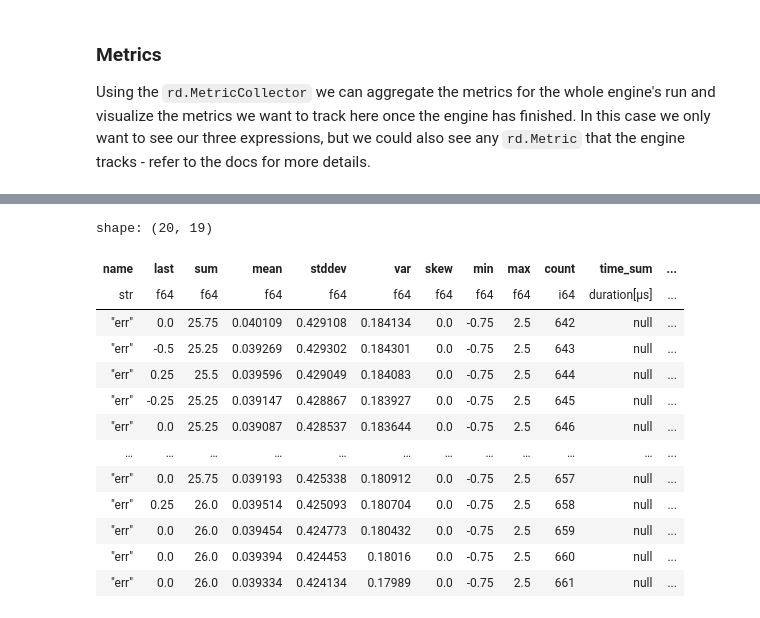
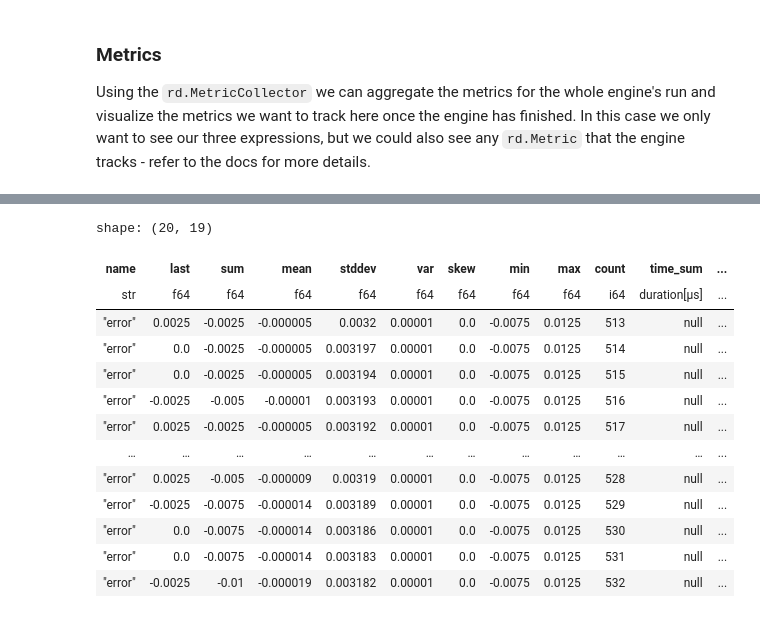
Before and after one commit to pkalivas/radiate, a Jupyter notebook: examples/python/expr_species_distance.ipynb, the cells around one changed output, grey strips where cells are left out. Saved outputs shown, nothing was run; the diff lists cells and outputs as text; code cells hidden in the pictures.

```diff
--- a/examples/python/expr_species_distance.ipynb
+++ b/examples/python/expr_species_distance.ipynb
@@ -149,20 +112,20 @@ shape: (20, 19)
 # %%
-df.filter(pl.col("name") == "err").tail(20)
+df.filter(pl.col("name") == "error").tail(20)
 # %% [output]
 shape: (20, 19)
 | name | last | sum | mean | stddev | var | skew | min | max | count | time_sum | ... |
 | str | f64 | f64 | f64 | f64 | f64 | f64 | f64 | f64 | i64 | duration[μs] | ... |
-| "err" | 0.0 | 25.75 | 0.040109 | 0.429108 | 0.184134 | 0.0 | -0.75 | 2.5 | 642 | null | ... |
-| "err" | -0.5 | 25.25 | 0.039269 | 0.429302 | 0.184301 | 0.0 | -0.75 | 2.5 | 643 | null | ... |
-| "err" | 0.25 | 25.5 | 0.039596 | 0.429049 | 0.184083 | 0.0 | -0.75 | 2.5 | 644 | null | ... |
-| "err" | -0.25 | 25.25 | 0.039147 | 0.428867 | 0.183927 | 0.0 | -0.75 | 2.5 | 645 | null | ... |
-| "err" | 0.0 | 25.25 | 0.039087 | 0.428537 | 0.183644 | 0.0 | -0.75 | 2.5 | 646 | null | ... |
+| "error" | 0.0025 | -0.0025 | -0.000005 | 0.0032 | 0.00001 | 0.0 | -0.0075 | 0.0125 | 513 | null | ... |
+| "error" | 0.0 | -0.0025 | -0.000005 | 0.003197 | 0.00001 | 0.0 | -0.0075 | 0.0125 | 514 | null | ... |
+| "error" | 0.0 | -0.0025 | -0.000005 | 0.003194 | 0.00001 | 0.0 | -0.0075 | 0.0125 | 515 | null | ... |
+| "error" | -0.0025 | -0.005 | -0.00001 | 0.003193 | 0.00001 | 0.0 | -0.0075 | 0.0125 | 516 | null | ... |
+| "error" | 0.0025 | -0.0025 | -0.000005 | 0.003192 | 0.00001 | 0.0 | -0.0075 | 0.0125 | 517 | null | ... |
 | … | … | … | … | … | … | … | … | … | … | … | ... |
-| "err" | 0.0 | 25.75 | 0.039193 | 0.425338 | 0.180912 | 0.0 | -0.75 | 2.5 | 657 | null | ... |
-| "err" | 0.25 | 26.0 | 0.039514 | 0.425093 | 0.180704 | 0.0 | -0.75 | 2.5 | 658 | null | ... |
-| "err" | 0.0 | 26.0 | 0.039454 | 0.424773 | 0.180432 | 0.0 | -0.75 | 2.5 | 659 | null | ... |
-| "err" | 0.0 | 26.0 | 0.039394 | 0.424453 | 0.18016 | 0.0 | -0.75 | 2.5 | 660 | null | ... |
-| "err" | 0.0 | 26.0 | 0.039334 | 0.424134 | 0.17989 | 0.0 | -0.75 | 2.5 | 661 | null | ... |
+| "error" | 0.0025 | -0.005 | -0.000009 | 0.00319 | 0.00001 | 0.0 | -0.0075 | 0.0125 | 528 | null | ... |
+| "error" | -0.0025 | -0.0075 | -0.000014 | 0.003189 | 0.00001 | 0.0 | -0.0075 | 0.0125 | 529 | null | ... |
+| "error" | 0.0 | -0.0075 | -0.000014 | 0.003186 | 0.00001 | 0.0 | -0.0075 | 0.0125 | 530 | null | ... |
+| "error" | 0.0 | -0.0075 | -0.000014 | 0.003183 | 0.00001 | 0.0 | -0.0075 | 0.0125 | 531 | null | ... |
+| "error" | -0.0025 | -0.01 | -0.000019 | 0.003182 | 0.00001 | 0.0 | -0.0075 | 0.0125 | 532 | null | ... |
 # %%
 print(result.index())
 last_version = df.select("generation").max().item()
```
Also changed, not shown: parts of 7 cells of this notebook, 6 other files.
